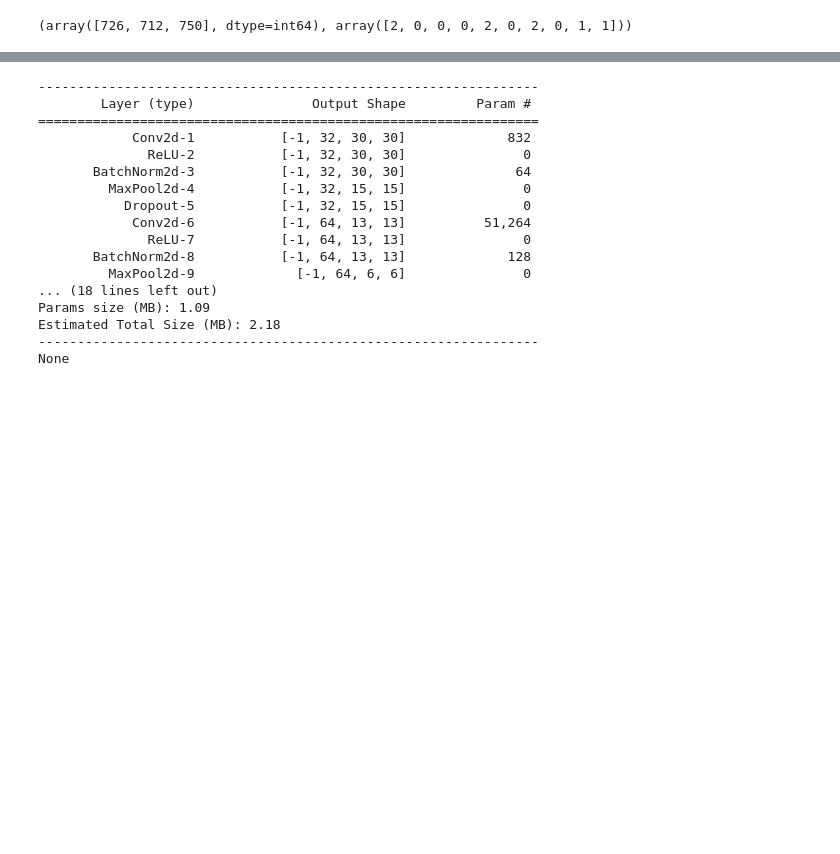
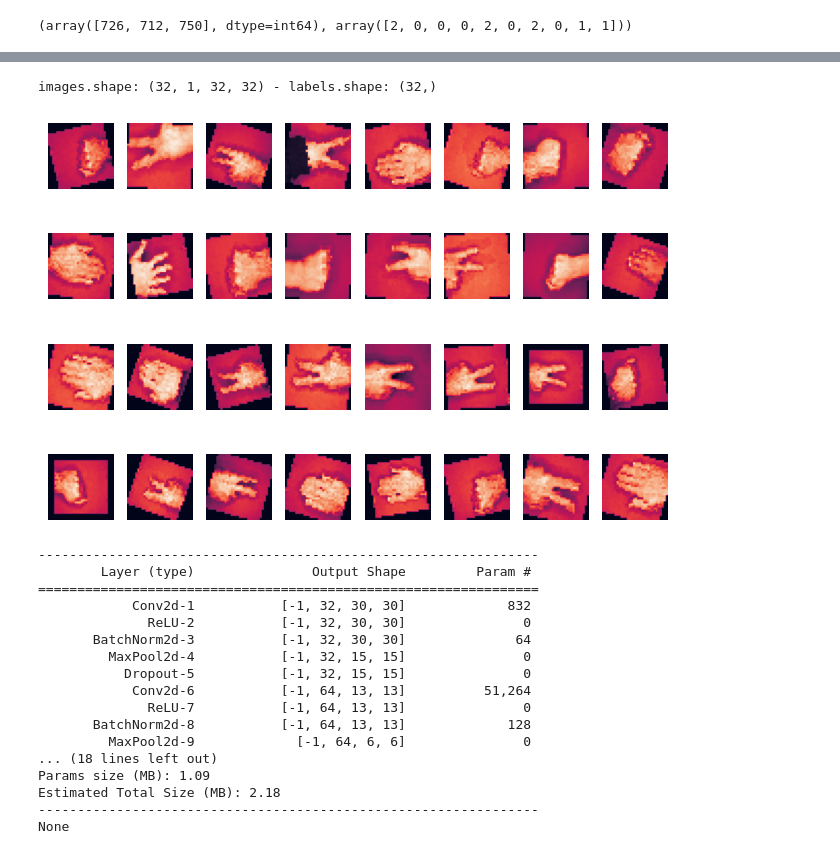
Before and after one commit to mjbhobe/dl-pytorch, a Jupyter notebook: Pytorch - Rock Paper Scissors - Multiclass Classification.ipynb, the cells around one changed output, grey strips where cells are left out. Saved outputs shown, nothing was run; the diff lists cells and outputs as text; code cells hidden in the pictures; blank space fills up the shorter version.

```diff
--- a/Pytorch - Rock Paper Scissors - Multiclass Classification.ipynb
+++ b/Pytorch - Rock Paper Scissors - Multiclass Classification.ipynb
@@ -243,3 +257,25 @@ images.shape: (32, 1, 32, 32) - labels.shape: (32,)
+# %%
+testloader = DataLoader(train_dataset, batch_size=32, shuffle=True)
+data_iter = iter(testloader)
+sample_images, sample_labels = data_iter.next()
+sample_images, sample_labels = sample_images.cpu().numpy(), sample_labels.cpu().numpy()
+print(f"images.shape: {sample_images.shape} - labels.shape: {sample_labels.shape}")
+
+#plt.figure(figsize=(5,5))
+for i in range(32):
+    plt.subplot(4, 8, i + 1)
+    image = sample_images[i]
+    #print(f"images[{i}].shape: {image.shape} ")
+    image = image.transpose((1,2,0))
+    #print(f" - AP: images[{i}].shape: {image.shape}")
+    #plt.imshow(image.squeeze(), cmap='gray')
+    plt.imshow(image.squeeze())
+    plt.axis('off')
+plt.show()
+plt.close()
+# %% [output]
+images.shape: (32, 1, 32, 32) - labels.shape: (32,)
+[figure, added]
 # %%
 model = build_model()
 print(model.summary((1, 32, 32)))
```
Also changed, not shown: parts of 13 cells of this notebook, 6 other files.
